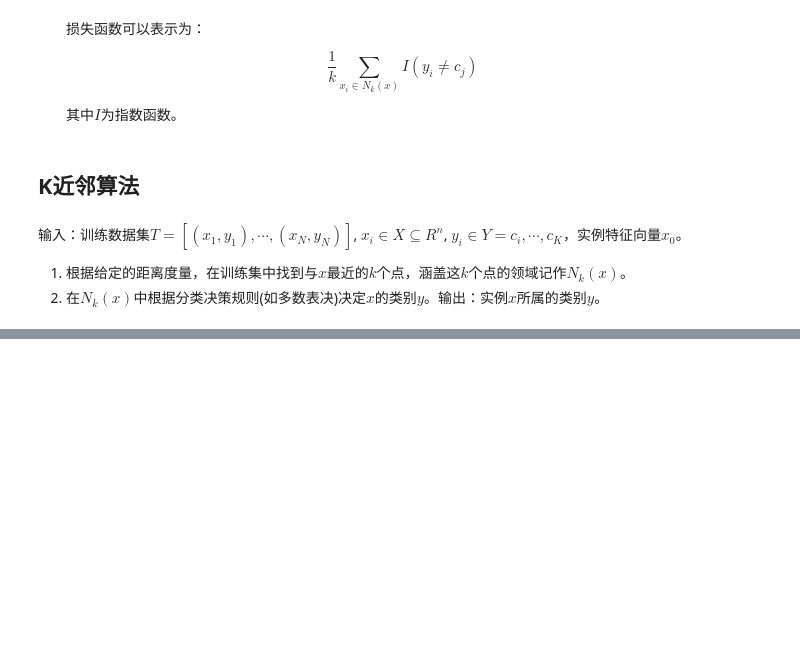
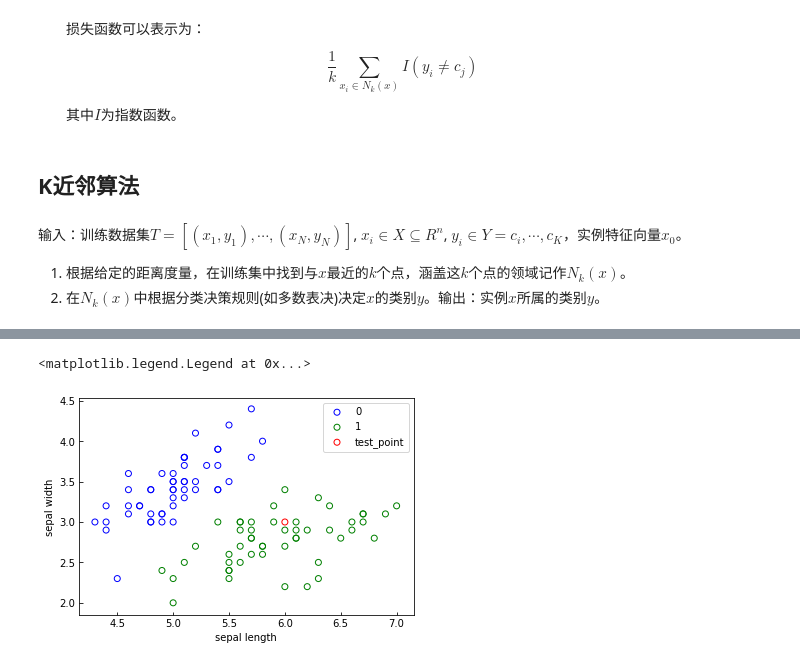
Before and after one commit to tinyzqh/Algorithms_Note, a Jupyter notebook: 04-传统机器学习/03_K近邻.ipynb, the cells around one changed output, grey strips where cells are left out. Cells and saved outputs as stored; diff of their text form; code cells hidden in the pictures; blank space fills up the shorter version.

```diff
--- a/04-传统机器学习/03_K近邻.ipynb
+++ b/04-传统机器学习/03_K近邻.ipynb
@@ -166,0 +261,14 @@ $$
+# %%
+# 可视化测试数据
+# 正确分类为 label = 1
+plt.figure(figsize=(6,4))
+plt.tick_params(direction='in')
+plt.scatter(df[:50]['sepal length'], df[:50]['sepal width'],c='',edgecolors='b',label='0')
+plt.scatter(df[50:100]['sepal length'], df[50:100]['sepal width'],c='',edgecolors='g',label='1')
+plt.scatter(test_point[0], test_point[1], label='test_point',c='',edgecolors='r')
+plt.xlabel('sepal length')
+plt.ylabel('sepal width')
+plt.legend()
+# %% [output]
+<matplotlib.legend.Legend at 0x...>
+[figure, added]
```
Also changed, not shown: parts of 8 cells of this notebook.
